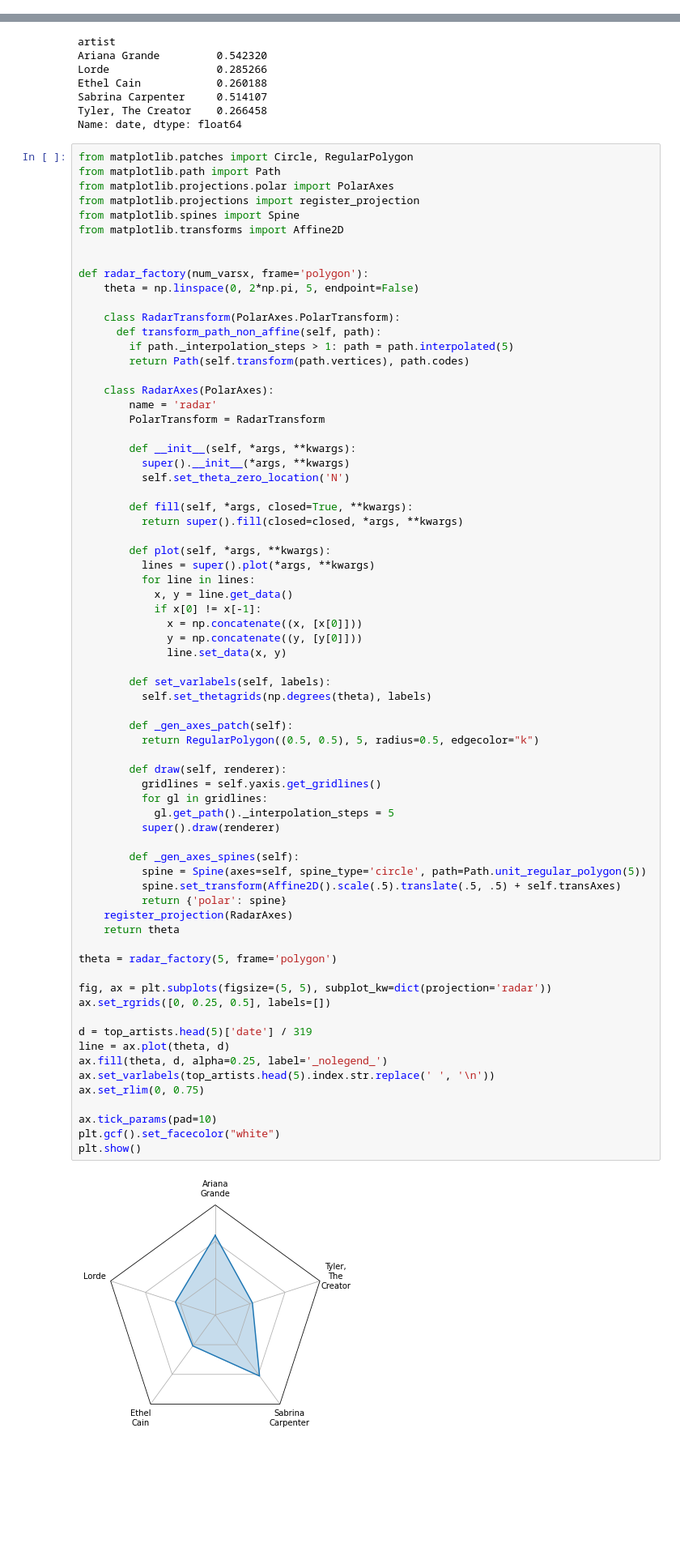
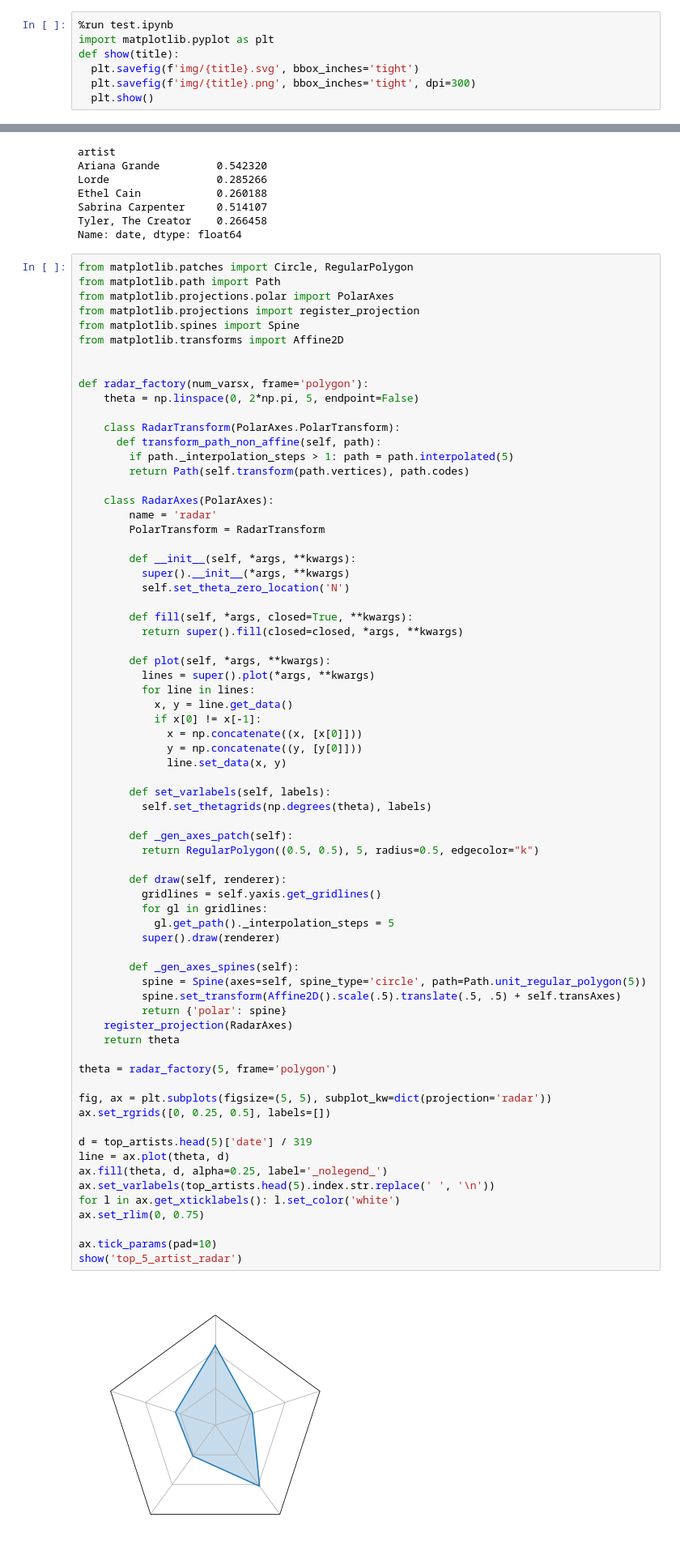
Before and after one commit to zakwht/spotify, a Jupyter notebook: artists.ipynb, the cells around one changed output, grey strips where cells are left out. Shown at 81% size. Cells and saved outputs as stored; diff of their text form; blank space fills up the shorter version.

```diff
--- a/artists.ipynb
+++ b/artists.ipynb
@@ -4,3 +1,10 @@ import matplotlib.pyplot as plt
+# %%
+%run test.ipynb
+import matplotlib.pyplot as plt
+def show(title):
+  plt.savefig(f'img/{title}.svg', bbox_inches='tight')
+  plt.savefig(f'img/{title}.png', bbox_inches='tight', dpi=300)
+  plt.show()
 # %%
 top_artists["percent"] = top_artists["date"] / 319 # 319 days streamed - from time.ipynb
 top_artists.head(10).reset_index()
@@ -162,36 +169,36 @@ def radar_factory(num_varsx, frame='polygon'):
 
         def _gen_axes_patch(self):
           return RegularPolygon((0.5, 0.5), 5, radius=0.5, edgecolor="k")
 
         def draw(self, renderer):
           gridlines = self.yaxis.get_gridlines()
           for gl in gridlines:
             gl.get_path()._interpolation_steps = 5
           super().draw(renderer)
 
         def _gen_axes_spines(self):
           spine = Spine(axes=self, spine_type='circle', path=Path.unit_regular_polygon(5))
           spine.set_transform(Affine2D().scale(.5).translate(.5, .5) + self.transAxes)
           return {'polar': spine}
     register_projection(RadarAxes)
     return theta
 
 theta = radar_factory(5, frame='polygon')
 
 fig, ax = plt.subplots(figsize=(5, 5), subplot_kw=dict(projection='radar'))
 ax.set_rgrids([0, 0.25, 0.5], labels=[])
 
 d = top_artists.head(5)['date'] / 319
 line = ax.plot(theta, d)
 ax.fill(theta, d, alpha=0.25, label='_nolegend_')
 ax.set_varlabels(top_artists.head(5).index.str.replace(' ', '\n'))
+for l in ax.get_xticklabels(): l.set_color('white')
 ax.set_rlim(0, 0.75)
 
 ax.tick_params(pad=10)
-plt.gcf().set_facecolor("white")
-plt.show()
+show('top_5_artist_radar')
 # %% [output]
-[figure, old version]
+[figure, new version]
 # %%
 concerts_2025 = [
   "mac demarco victoria", "lorde seattle",
```
Also changed, not shown: parts of 4 cells of this notebook, 25 other files.
